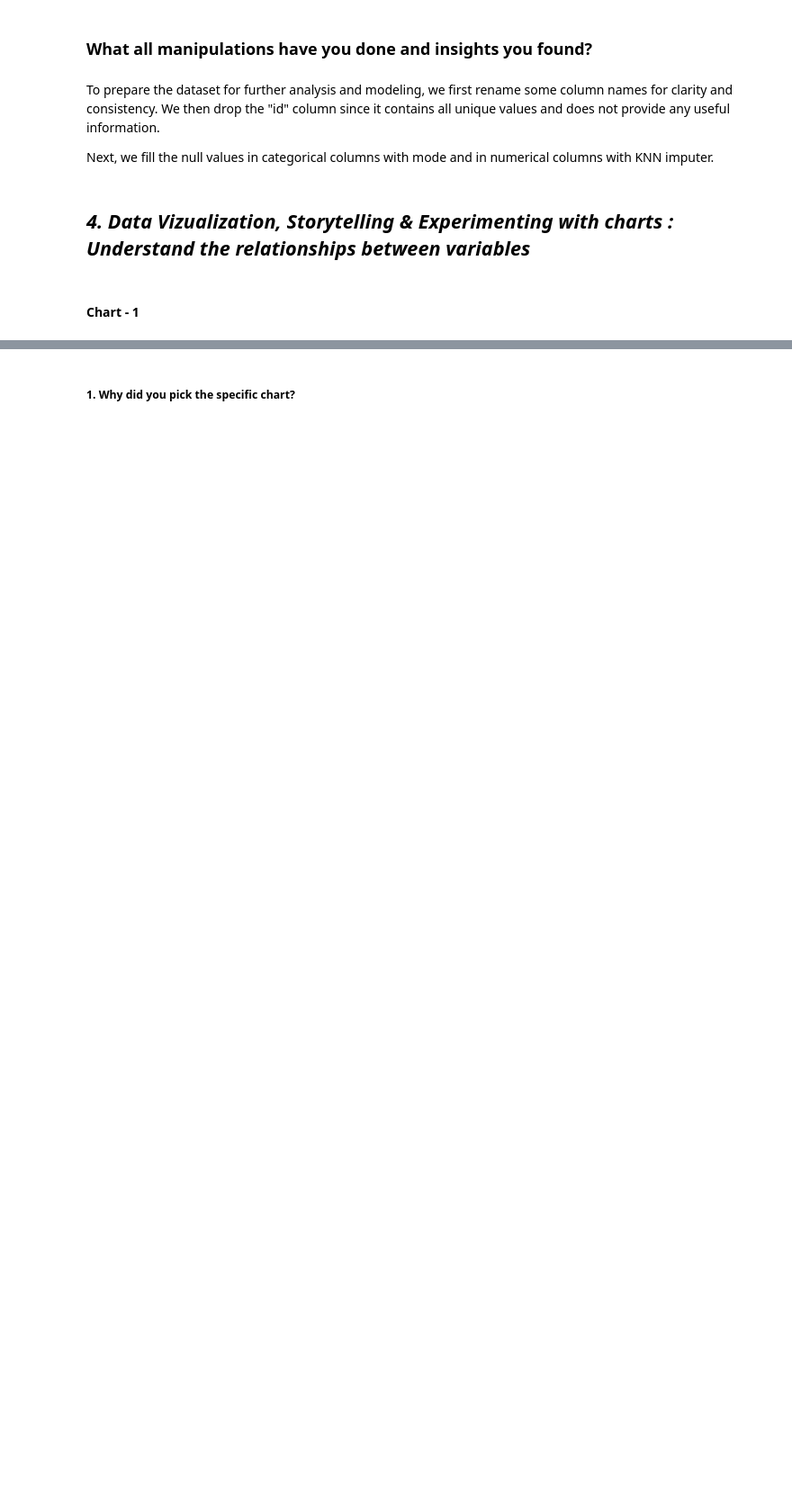
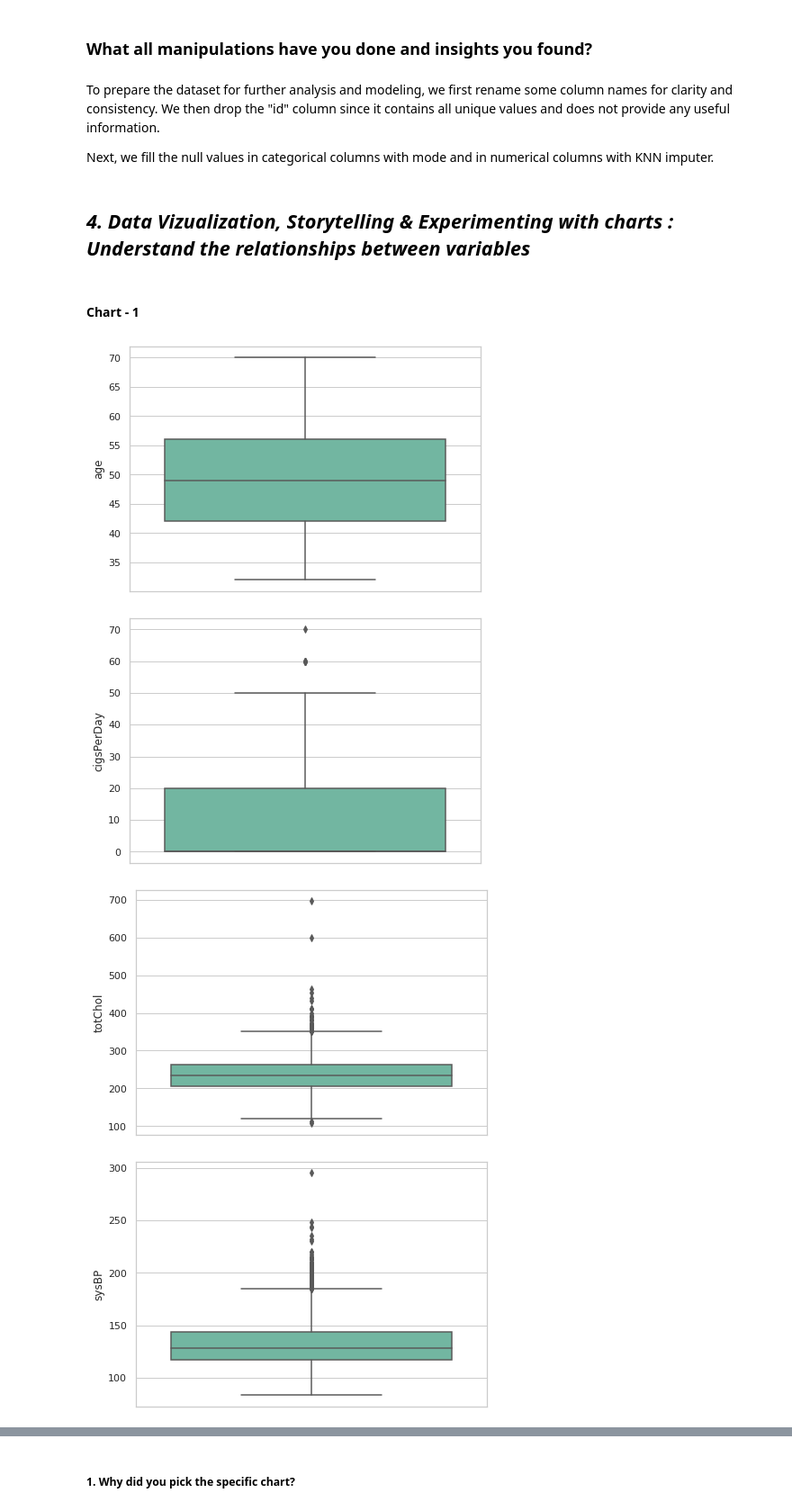
Before and after one commit to Krushikkk/Cardiovascular_Risk_Prediction, a Jupyter notebook: Cardiovascular_Risk_Prediction.ipynb, the cells around one changed output, grey strips where cells are left out. Shown at 90% size. Drawn from its saved outputs; the diff is of its cells as text; code cells hidden in the pictures; blank space fills up the shorter version.

```diff
--- a/Cardiovascular_Risk_Prediction.ipynb
+++ b/Cardiovascular_Risk_Prediction.ipynb
@@ -405,0 +404,15 @@ Next, we fill the null values in categorical columns with mode and in numerical
+# %%
+# Chart - 1 visualization code
+
+num_var = ['age','cigsPerDay','totChol','sysBP','diaBP','BMI','heartRate','glucose']
+
+# Numerical features plotting
+for i in num_var:
+    plt.figure(figsize=(7,5))
+    sns.boxplot(y = df[i])
+    plt.show()
+# %% [output]
+[figure, added]
+[figure, added]
+[figure, added]
+[figure, added]
```
Also changed, not shown: parts of 32 cells of this notebook.
